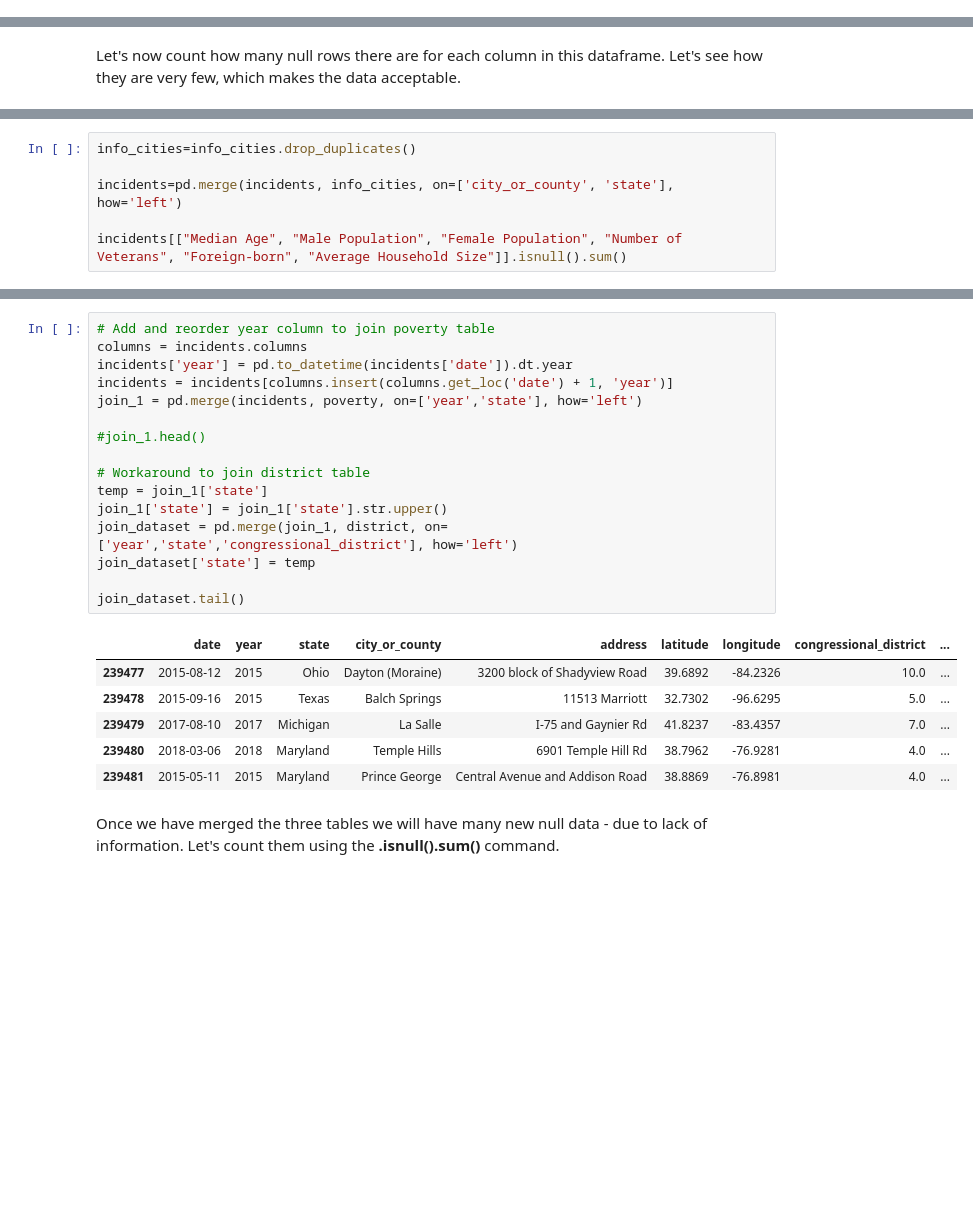
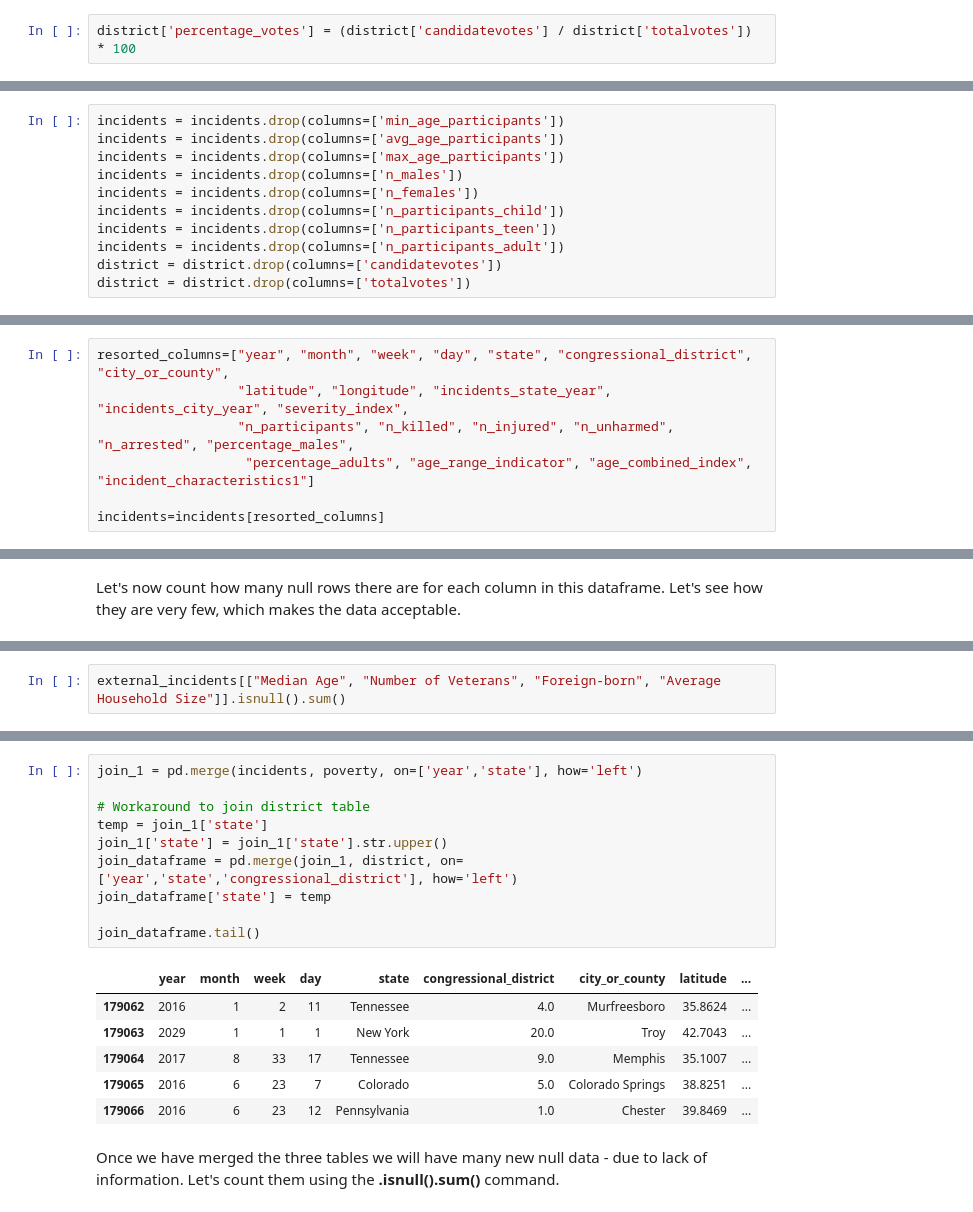
Before and after one commit to LoSpiri/DataMining, a Jupyter notebook: DM_GroupID_TASK1/task_1.ipynb, the cells around one changed output, grey strips where cells are left out. Saved outputs shown, nothing was run; the diff lists cells and outputs as text; blank space fills up the shorter version.

Commit message:
Merged Task1

```diff
--- a/DM_GroupID_TASK1/task_1.ipynb
+++ b/DM_GroupID_TASK1/task_1.ipynb
@@ -1744,0 +1865,2 @@ info_cities.rename(columns={'State': 'state'}, inplace=True)
+# %%
+district['percentage_votes'] = (district['candidatevotes'] / district['totalvotes']) * 100
@@ -1744,0 +1891,11 @@ info_cities.rename(columns={'State': 'state'}, inplace=True)
+# %%
+incidents = incidents.drop(columns=['min_age_participants'])
+incidents = incidents.drop(columns=['avg_age_participants'])
+incidents = incidents.drop(columns=['max_age_participants'])
+incidents = incidents.drop(columns=['n_males'])
+incidents = incidents.drop(columns=['n_females'])
+incidents = incidents.drop(columns=['n_participants_child'])
+incidents = incidents.drop(columns=['n_participants_teen'])
+incidents = incidents.drop(columns=['n_participants_adult'])
+district = district.drop(columns=['candidatevotes'])
+district = district.drop(columns=['totalvotes'])
@@ -1744,0 +1909,7 @@ info_cities.rename(columns={'State': 'state'}, inplace=True)
+# %%
+resorted_columns=["year", "month", "week", "day", "state", "congressional_district", "city_or_county",
+                  "latitude", "longitude", "incidents_state_year", "incidents_city_year", "severity_index",
+                  "n_participants", "n_killed", "n_injured", "n_unharmed", "n_arrested", "percentage_males",
+                   "percentage_adults", "age_range_indicator", "age_combined_index", "incident_characteristics1"]
+
+incidents=incidents[resorted_columns]
@@ -1761,7 +2050,3 @@ We then move on to join these new columns to the incidents dataframe using exact
 # %%
-info_cities=info_cities.drop_duplicates()
-
-incidents=pd.merge(incidents, info_cities, on=['city_or_county', 'state'], how='left')
-
-incidents[["Median Age", "Male Population", "Female Population", "Number of Veterans", "Foreign-born", "Average Household Size"]].isnull().sum()
+external_incidents[["Median Age", "Number of Veterans", "Foreign-born", "Average Household Size"]].isnull().sum()
 # %% [output]
@@ -1779,26 +2147,20 @@ After studying the general characteristics of the three datasets, we can move on
 # %%
-# Add and reorder year column to join poverty table
-columns = incidents.columns
-incidents['year'] = pd.to_datetime(incidents['date']).dt.year
-incidents = incidents[columns.insert(columns.get_loc('date') + 1, 'year')]
 join_1 = pd.merge(incidents, poverty, on=['year','state'], how='left')
-
-#join_1.head()
 
 # Workaround to join district table
 temp = join_1['state']
 join_1['state'] = join_1['state'].str.upper()
-join_dataset = pd.merge(join_1, district, on=['year','state','congressional_district'], how='left')
-join_dataset['state'] = temp
+join_dataframe = pd.merge(join_1, district, on=['year','state','congressional_district'], how='left')
+join_dataframe['state'] = temp
 
-join_dataset.tail()
+join_dataframe.tail()
 # %% [output]
-|  | date | year | state | city_or_county | address | latitude | longitude | congressional_district | ... |
-| 239477 | 2015-08-12 | 2015 | Ohio | Dayton (Moraine) | 3200 block of Shadyview Road | 39.6892 | -84.2326 | 10.0 | ... |
-| 239478 | 2015-09-16 | 2015 | Texas | Balch Springs | 11513 Marriott | 32.7302 | -96.6295 | 5.0 | ... |
-| 239479 | 2017-08-10 | 2017 | Michigan | La Salle | I-75 and Gaynier Rd | 41.8237 | -83.4357 | 7.0 | ... |
-| 239480 | 2018-03-06 | 2018 | Maryland | Temple Hills | 6901 Temple Hill Rd | 38.7962 | -76.9281 | 4.0 | ... |
-| 239481 | 2015-05-11 | 2015 | Maryland | Prince George | Central Avenue and Addison Road | 38.8869 | -76.8981 | 4.0 | ... |
+|  | year | month | week | day | state | congressional_district | city_or_county | latitude | ... |
+| 179062 | 2016 | 1 | 2 | 11 | Tennessee | 4.0 | Murfreesboro | 35.8624 | ... |
+| 179063 | 2029 | 1 | 1 | 1 | New York | 20.0 | Troy | 42.7043 | ... |
+| 179064 | 2017 | 8 | 33 | 17 | Tennessee | 9.0 | Memphis | 35.1007 | ... |
+| 179065 | 2016 | 6 | 23 | 7 | Colorado | 5.0 | Colorado Springs | 38.8251 | ... |
+| 179066 | 2016 | 6 | 23 | 12 | Pennsylvania | 1.0 | Chester | 39.8469 | ... |
 # %% [markdown]
 Once we have merged the three tables we will have many new null data - due to lack of information. Let's count them using the **.isnull().sum()** command.
 # %%
```
Also changed, not shown: parts of 408 cells of this notebook.
